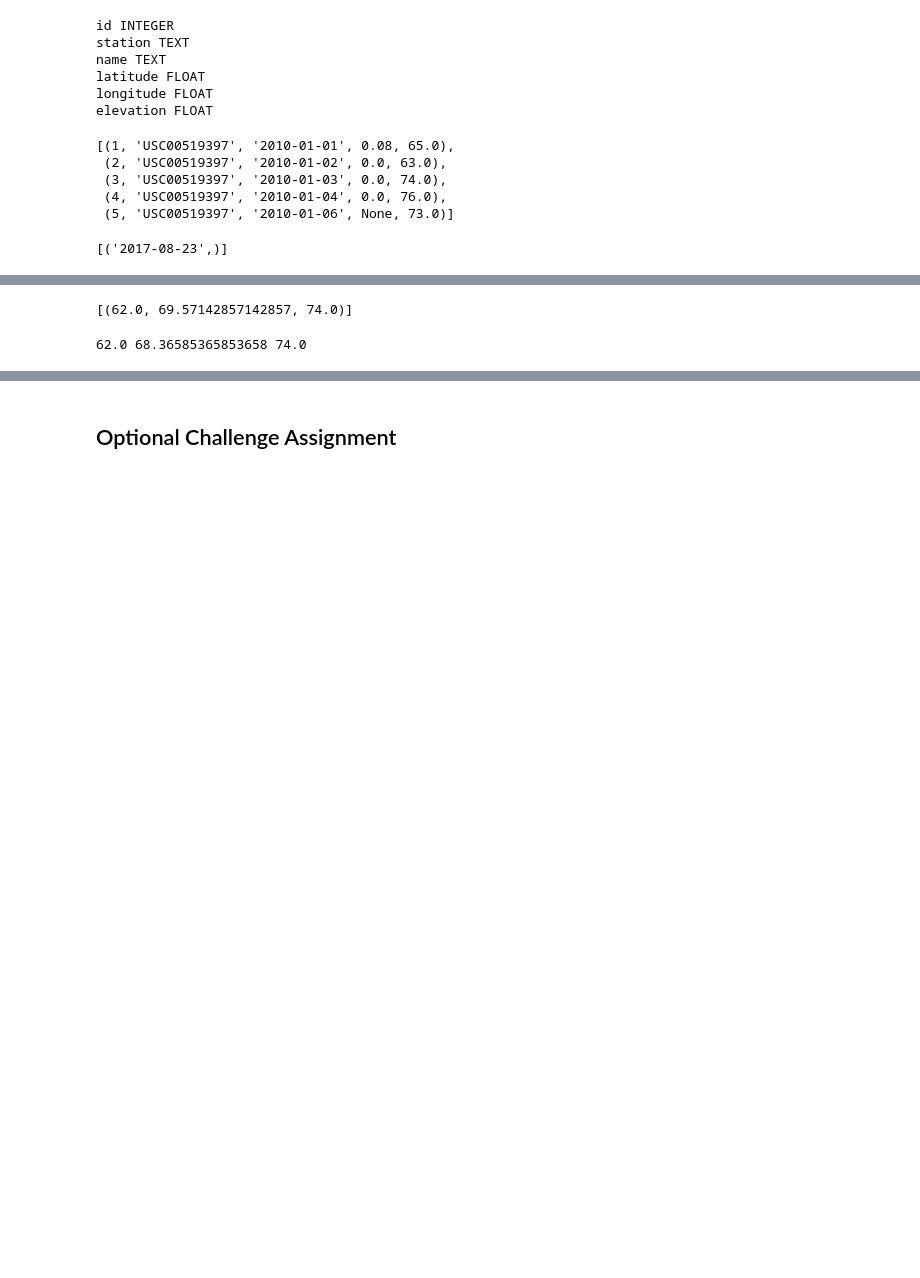
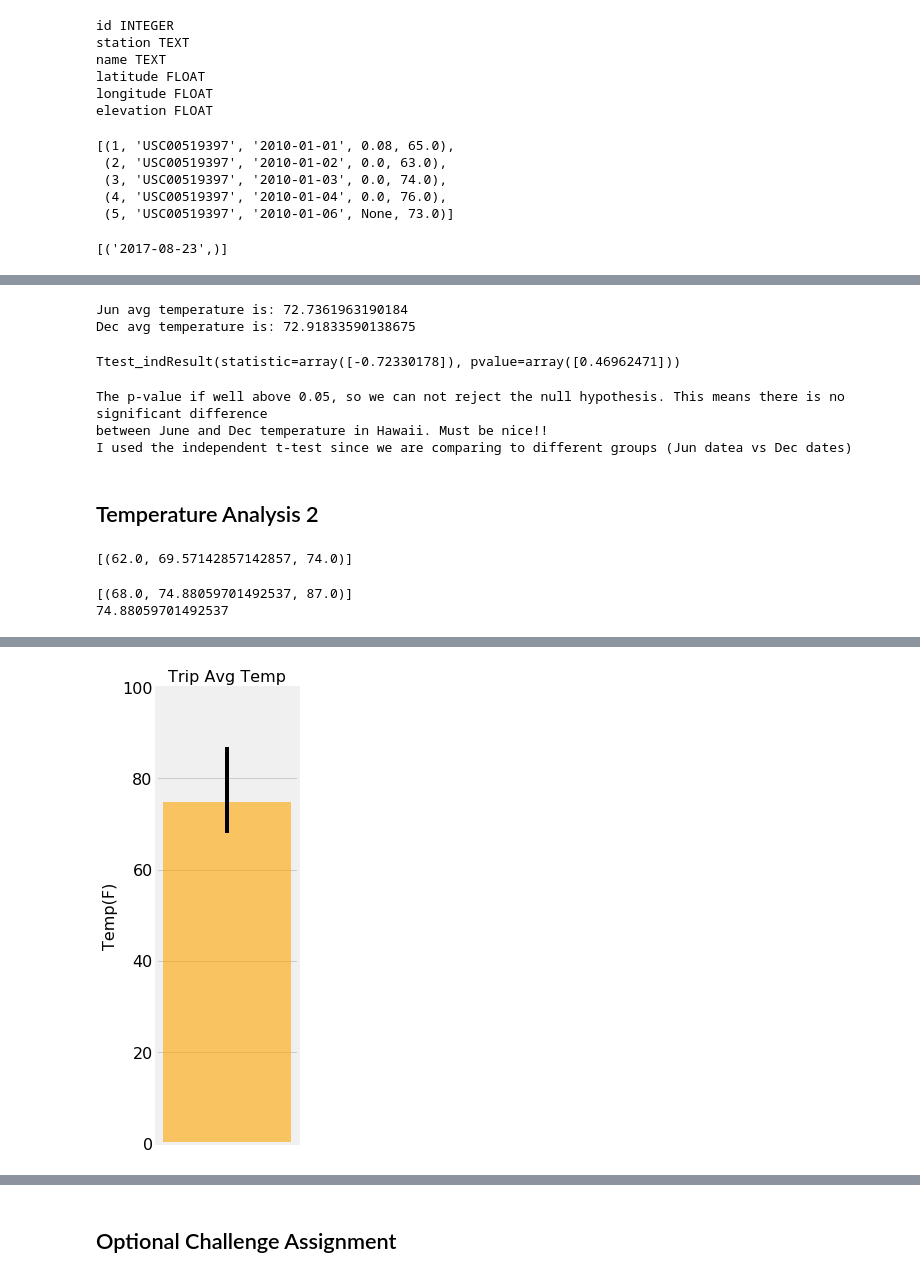
Before and after one commit to woodfin8/sqlalchemy-challenge, a Jupyter notebook: climate.ipynb, the cells around one changed output, grey strips where cells are left out. Cells and saved outputs as stored; diff of their text form; code cells hidden in the pictures; blank space fills up the shorter version.

```diff
--- a/climate.ipynb
+++ b/climate.ipynb
@@ -158,3 +192,28 @@ Name: 131, dtype: object
+# %%
+#check means
+jun_mean = mean(june_temps)
+dec_mean = mean(dec_temps)
+
+
+print(f"Jun avg temperature is: {jun_mean}")
+print(f"Dec avg temperature is: {dec_mean}")
+# %% [output]
+Jun avg temperature is: 72.7361963190184
+Dec avg temperature is: 72.91833590138675
+# %%
+#perform independent t-test
+stats.ttest_ind(june_temps, dec_temps)
+# %% [output]
+Ttest_indResult(statistic=array([-0.72330178]), pvalue=array([0.46962471]))
+# %%
+print("The p-value if well above 0.05, so we can not reject the null hypothesis. This means there is no significant difference\nbetween June and Dec temperature in Hawaii. Must be nice!!")
+print("I used the independent t-test since we are comparing to different groups (Jun datea vs Dec dates)")
+# %% [output]
+The p-value if well above 0.05, so we can not reject the null hypothesis. This means there is no significant difference
+between June and Dec temperature in Hawaii. Must be nice!!
+I used the independent t-test since we are comparing to different groups (Jun datea vs Dec dates)
+# %% [markdown]
+## Temperature Analysis 2
 # %%
 # This function called `calc_temps` will accept start date and end date in the format '%Y-%m-%d'
 # and return the minimum, average, and maximum temperatures for that range of dates
@@ -179,11 +238,34 @@ print(calc_temps('2012-02-28', '2012-03-05'))
 # %%
 # Use your previous function `calc_temps` to calculate the tmin, tavg, and tmax
 # for your trip using the previous year's data for those same dates.
+my_temps = calc_temps('2017-05-12', '2017-05-23')
+print(my_temps)
+#print(my_temps[0][1])
 # %% [output]
-62.0 68.36585365853658 74.0
+[(68.0, 74.88059701492537, 87.0)]
+74.88059701492537
 # %%
 # Plot the results from your previous query as a bar chart.
 # Use "Trip Avg Temp" as your Title
 # Use the average temperature for the y value
 # Use the peak-to-peak (tmax-tmin) value as the y error bar (yerr)
+avg_temp = my_temps[0][1]
+min_temp = my_temps[0][0]
+max_temp = my_temps[0][2]
+upper_error = max_temp - avg_temp
+lower_error = avg_temp - min_temp
+error_range = [[lower_error], [upper_error]]
+plt.figure(figsize=(3,7))
+x=np.arange(1)
+plt.xticks(x,[])
+plt.grid(b=True, alpha = 2.0)
+plt.grid(axis='x')
+plt.bar(x,avg_temp, yerr = error_range ,alpha = 0.6, color = "orange")
+plt.ylim(0,100)
+plt.yticks(fontsize=16)
+plt.ylabel("Temp(F)", fontsize=16)
+plt.title("Trip Avg Temp", fontsize=16)
+plt.tight_layout()
+plt.savefig('Charts/trip_temp.png')
+plt.show()
 # %% [output]
@@ -192,3 +272,4 @@ print(calc_temps('2012-02-28', '2012-03-05'))
+[figure, added]
 # %%
 # Calculate the total amount of rainfall per weather station for your trip dates using the previous year's matching dates.
 # Sort this in descending order by precipitation amount and list the station, name, latitude, longitude, and elevation
```
Also changed, not shown: parts of 21 cells of this notebook, 4 other files.
